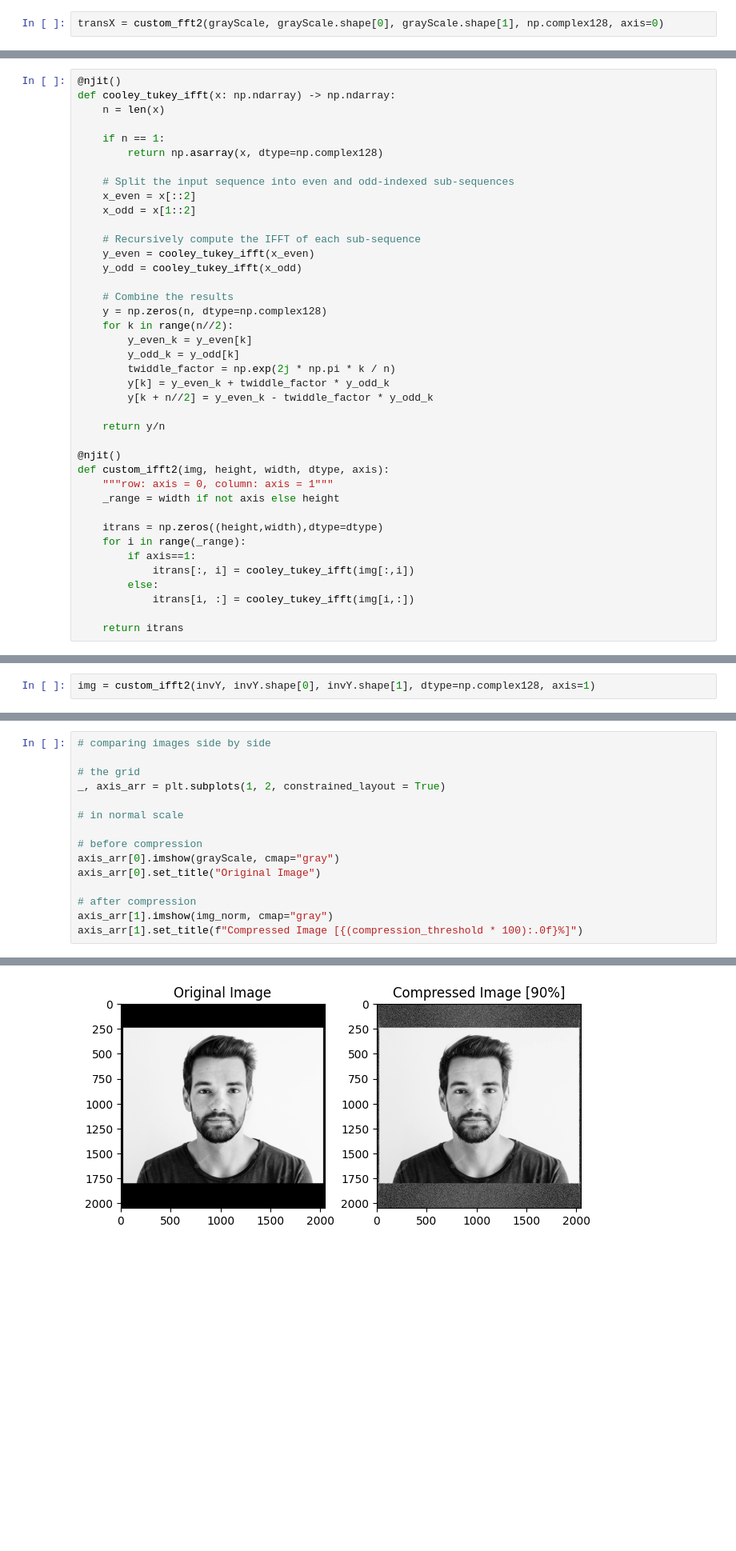
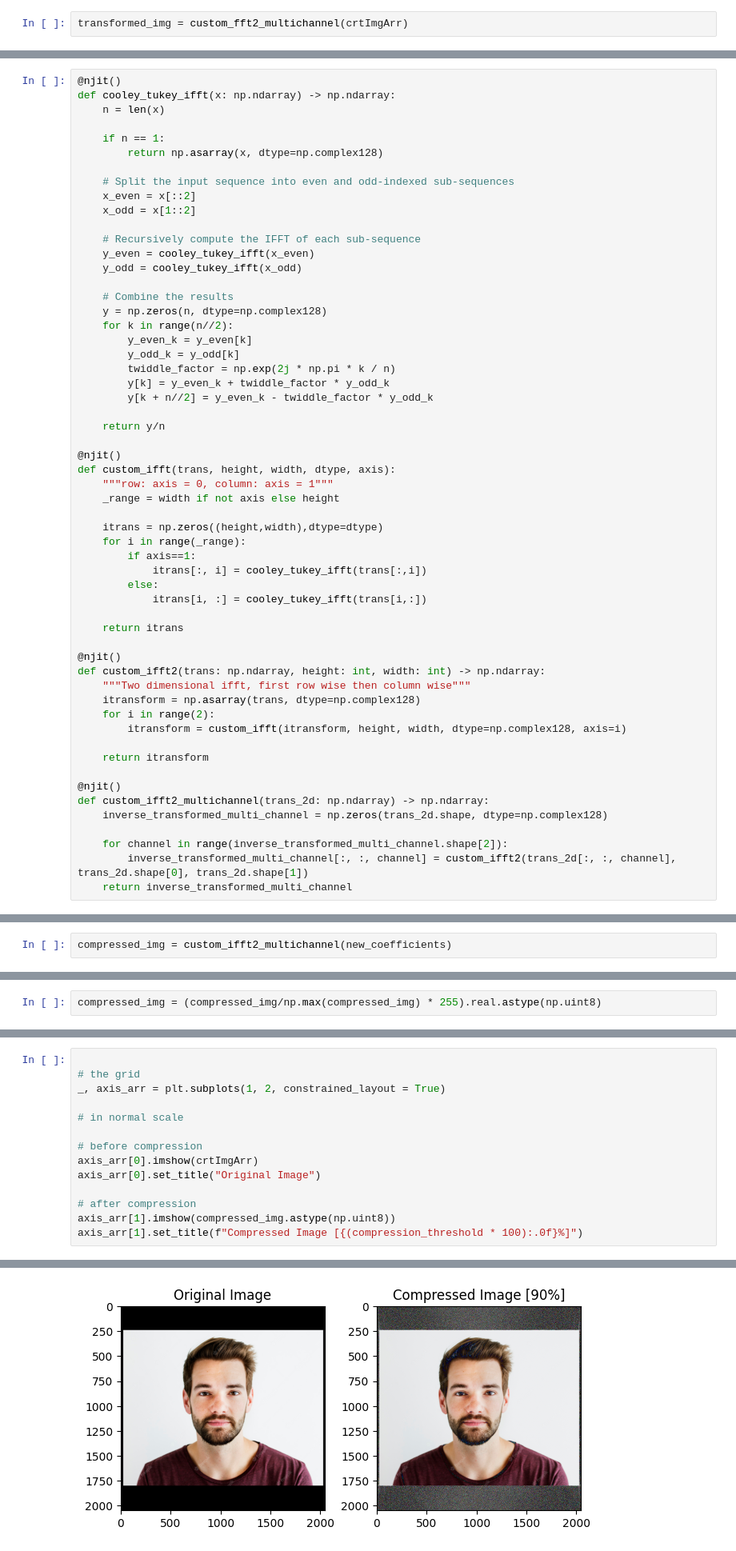
Before and after one commit to earthPerson-001/img-comp-FFT, a Jupyter notebook: ImgCompFFT.ipynb, the cells around one changed output, grey strips where cells are left out. Shown: that part at 80% size. Cells and saved outputs as stored; diff of their text form; blank space fills up the shorter version.

```diff
--- a/ImgCompFFT.ipynb
+++ b/ImgCompFFT.ipynb
@@ -132,2 +133,2 @@ def custom_fft2(img, height, width, dtype, axis):
 # %%
-transX = custom_fft2(grayScale, grayScale.shape[0], grayScale.shape[1], np.complex128, axis=0)
+transformed_img = custom_fft2_multichannel(crtImgArr)
@@ -217,15 +245,32 @@ def cooley_tukey_ifft(x: np.ndarray) -> np.ndarray:
     return y/n
 
 @njit()
-def custom_ifft2(img, height, width, dtype, axis):
+def custom_ifft(trans, height, width, dtype, axis):
     """row: axis = 0, column: axis = 1"""
     _range = width if not axis else height
 
     itrans = np.zeros((height,width),dtype=dtype)
     for i in range(_range):
         if axis==1:
-            itrans[:, i] = cooley_tukey_ifft(img[:,i])
+            itrans[:, i] = cooley_tukey_ifft(trans[:,i])
         else:
-            itrans[i, :] = cooley_tukey_ifft(img[i,:])
+            itrans[i, :] = cooley_tukey_ifft(trans[i,:])
 
     return itrans
+
+@njit()
+def custom_ifft2(trans: np.ndarray, height: int, width: int) -> np.ndarray:
+    """Two dimensional ifft, first row wise then column wise"""
+    itransform = np.asarray(trans, dtype=np.complex128)
+    for i in range(2):
+        itransform = custom_ifft(itransform, height, width, dtype=np.complex128, axis=i)
+
+    return itransform
+
+@njit()
+def custom_ifft2_multichannel(trans_2d: np.ndarray) -> np.ndarray:
+    inverse_transformed_multi_channel = np.zeros(trans_2d.shape, dtype=np.complex128)
+
+    for channel in range(inverse_transformed_multi_channel.shape[2]):
+        inverse_transformed_multi_channel[:, :, channel] = custom_ifft2(trans_2d[:, :, channel], trans_2d.shape[0], trans_2d.shape[1])
+    return inverse_transformed_multi_channel
@@ -234,2 +279,2 @@ invY = custom_ifft2(new_coefficients, new_coefficients.shape[0], new_coefficient
 # %%
-img = custom_ifft2(invY, invY.shape[0], invY.shape[1], dtype=np.complex128, axis=1)
+compressed_img = custom_ifft2_multichannel(new_coefficients)
@@ -243,0 +283,2 @@ img_norm = img_abs / img_abs.max()
+# %%
+compressed_img = (compressed_img/np.max(compressed_img) * 255).real.astype(np.uint8)
@@ -244,18 +287,17 @@ img_norm = img_abs / img_abs.max()
 # %%
-# comparing images side by side
 
 # the grid
 _, axis_arr = plt.subplots(1, 2, constrained_layout = True)
 
 # in normal scale
 
 # before compression
-axis_arr[0].imshow(grayScale, cmap="gray")
+axis_arr[0].imshow(crtImgArr)
 axis_arr[0].set_title("Original Image")
 
 # after compression
-axis_arr[1].imshow(img_norm, cmap="gray")
+axis_arr[1].imshow(compressed_img.astype(np.uint8))
 axis_arr[1].set_title(f"Compressed Image [{(compression_threshold * 100):.0f}%]")
 # %% [output]
 Text(0.5, 1.0, 'Compressed Image [90%]')
-[figure, old version]
+[figure, new version]
```
Also changed, not shown: parts of 25 cells of this notebook.
